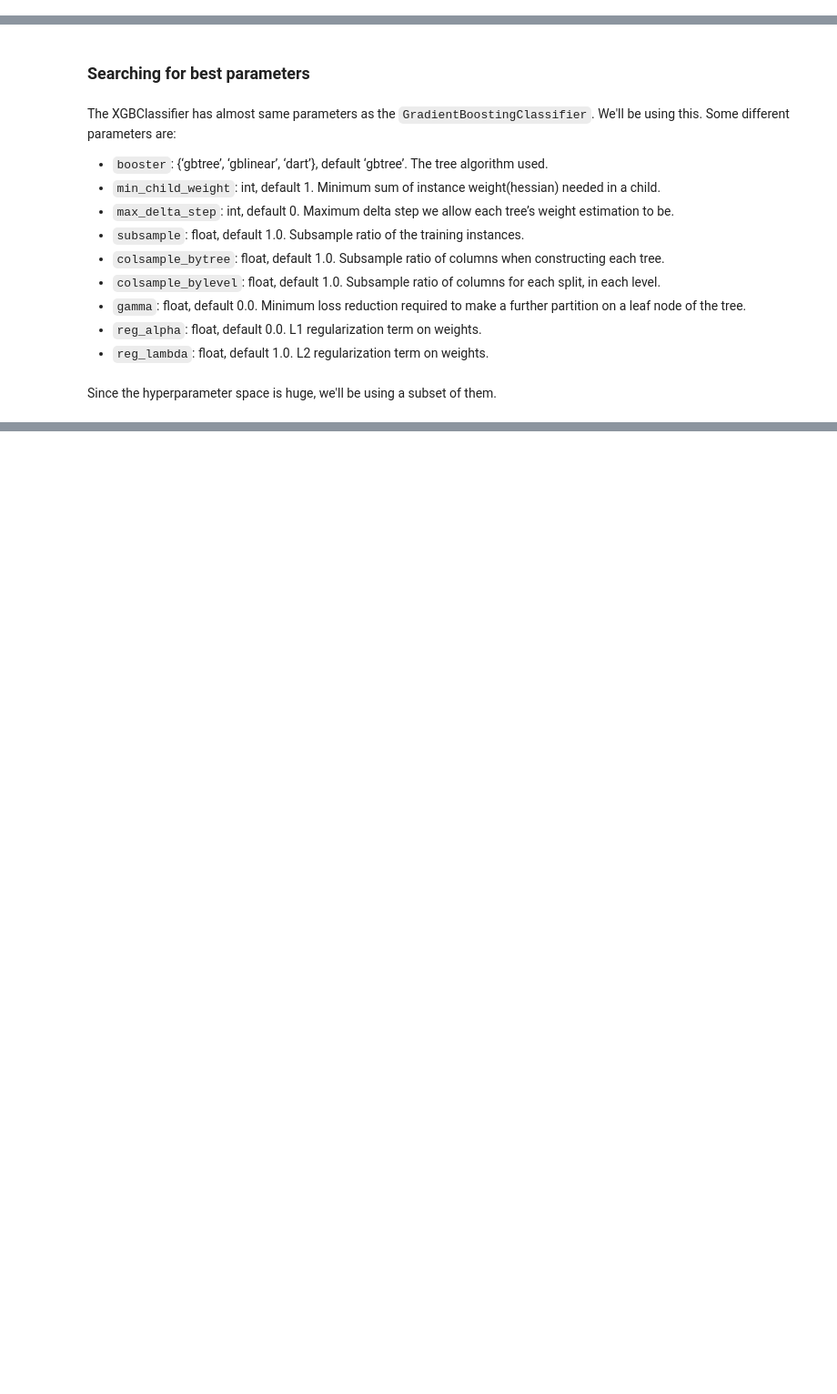
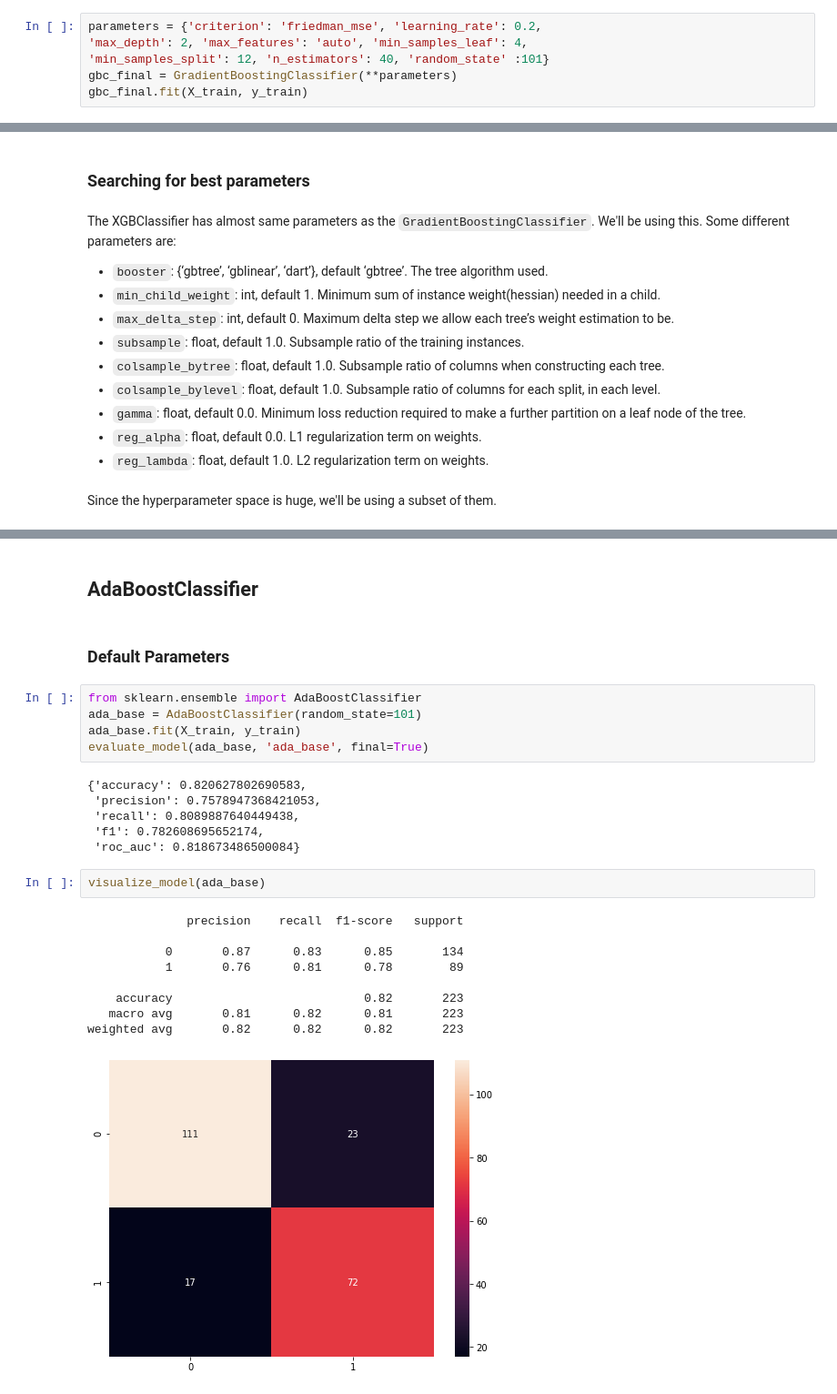
Before and after one commit to Hari31416/Portfolio, a Jupyter notebook: Titanic/Models_II.ipynb, the cells around one changed output, grey strips where cells are left out. Shown at 91% size. Cells and saved outputs as stored; diff of their text form; blank space fills up the shorter version.

```diff
--- a/Titanic/Models_II.ipynb
+++ b/Titanic/Models_II.ipynb
@@ -444,3 +500,9 @@ evaluate_model(grid_11.best_estimator_)
  'roc_auc': 0.8036642629548886}
 # %% [markdown]
 No improvement. Best model is:
+# %%
+parameters = {'criterion': 'friedman_mse', 'learning_rate': 0.2,
+'max_depth': 2, 'max_features': 'auto', 'min_samples_leaf': 4,
+'min_samples_split': 12, 'n_estimators': 40, 'random_state' :101}
+gbc_final = GradientBoostingClassifier(**parameters)
+gbc_final.fit(X_train, y_train)
@@ -558,0 +787,27 @@ grid_10 = perform_grid_search(gbc_base, params, text = True, play = False, verbo
+# %% [markdown]
+## AdaBoostClassifier
+# %% [markdown]
+### Default Parameters
+# %%
+from sklearn.ensemble import AdaBoostClassifier
+ada_base = AdaBoostClassifier(random_state=101)
+ada_base.fit(X_train, y_train)
+evaluate_model(ada_base, 'ada_base', final=True)
+# %% [output]
+{'accuracy': 0.820627802690583,
+ 'precision': 0.7578947368421053,
+ 'recall': 0.8089887640449438,
+ 'f1': 0.782608695652174,
+ 'roc_auc': 0.818673486500084}
+# %%
+visualize_model(ada_base)
+# %% [output]
+              precision    recall  f1-score   support
+
+           0       0.87      0.83      0.85       134
+           1       0.76      0.81      0.78        89
+
+    accuracy                           0.82       223
+   macro avg       0.81      0.82      0.81       223
+weighted avg       0.82      0.82      0.82       223
+[figure, added]
```
Also changed, not shown: parts of 57 cells of this notebook, 10 other files.
